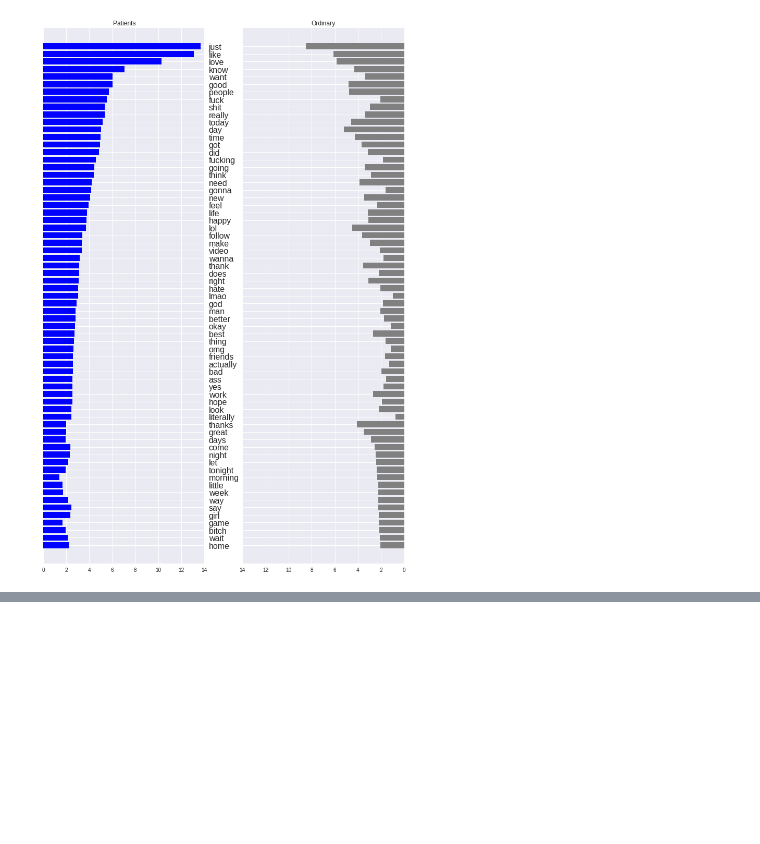
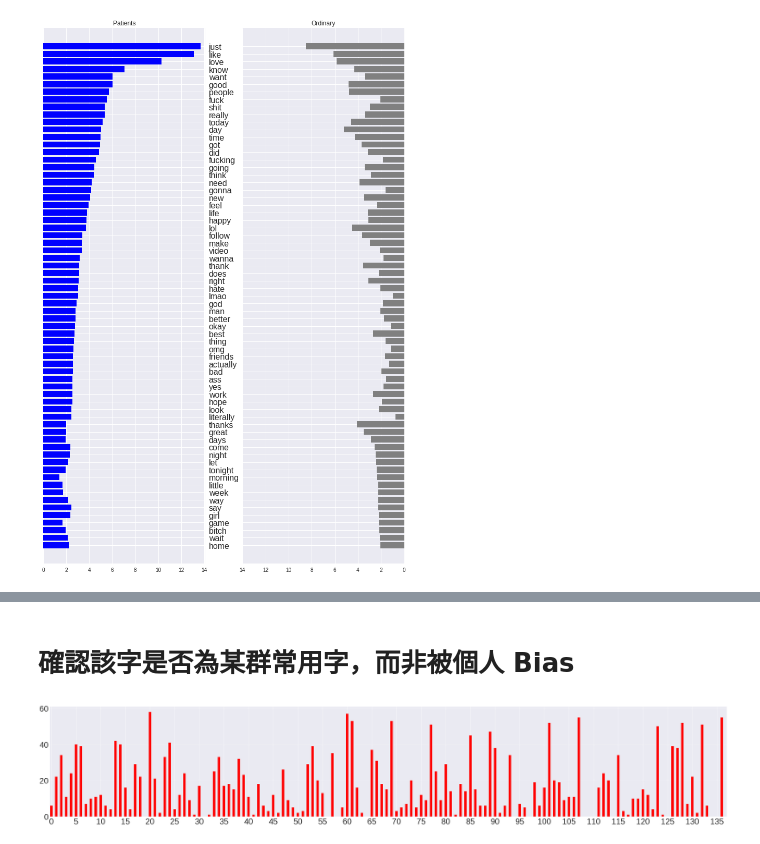
Before and after one commit to Adeline-Wei/Depression_Research, a Jupyter notebook: 1_preprocessing/tfidf_new_version.ipynb, the cells around one changed output, grey strips where cells are left out. Drawn from its saved outputs; the diff is of its cells as text; code cells hidden in the pictures; blank space fills up the shorter version.

Commit message:
show term frequence to check no bias

```diff
--- a/1_preprocessing/tfidf_new_version.ipynb
+++ b/1_preprocessing/tfidf_new_version.ipynb
@@ -515,0 +516,35 @@ plotTwoGroupsTfidfType3()
+# %% [markdown]
+# 確認該字是否為某群常用字，而非被個人 Bias
+# %%
+def getVocabularyCount(corpus, word):
+    vectorizer = CountVectorizer()
+    X = vectorizer.fit_transform(corpus)
+    X = X.toarray()
+    vacabulary = vectorizer.vocabulary_
+    index = vacabulary.get(word)
+    counts = []
+    for i in range(len(X)):
+        counts.append(X[i][index])
+
+    return counts
+
+
+def plotVocabularyCount(corpus, word):
+    counts = getVocabularyCount(corpus, word)
+    plt.rcParams["figure.figsize"] = [60,10]
+    width = 0.5
+    ind = np.arange(len(counts))
+
+    fig, ax = plt.subplots()
+    rects1 = ax.bar(ind, counts, width, color='r')
+    ax.tick_params(axis='x', which='major', labelsize='40')
+    ax.tick_params(axis='y', which='major', labelsize='40')
+    ax.set_xlim(-0.3, len(counts))
+    ax.set_xticks(ind[::5])
+
+    plt.show()
+    plt.close(fig)
+# %%
+plotVocabularyCount(groupTextsCase3,'just')
+# %% [output]
+[figure, added]
```
Also changed, not shown: parts of 11 cells of this notebook.
